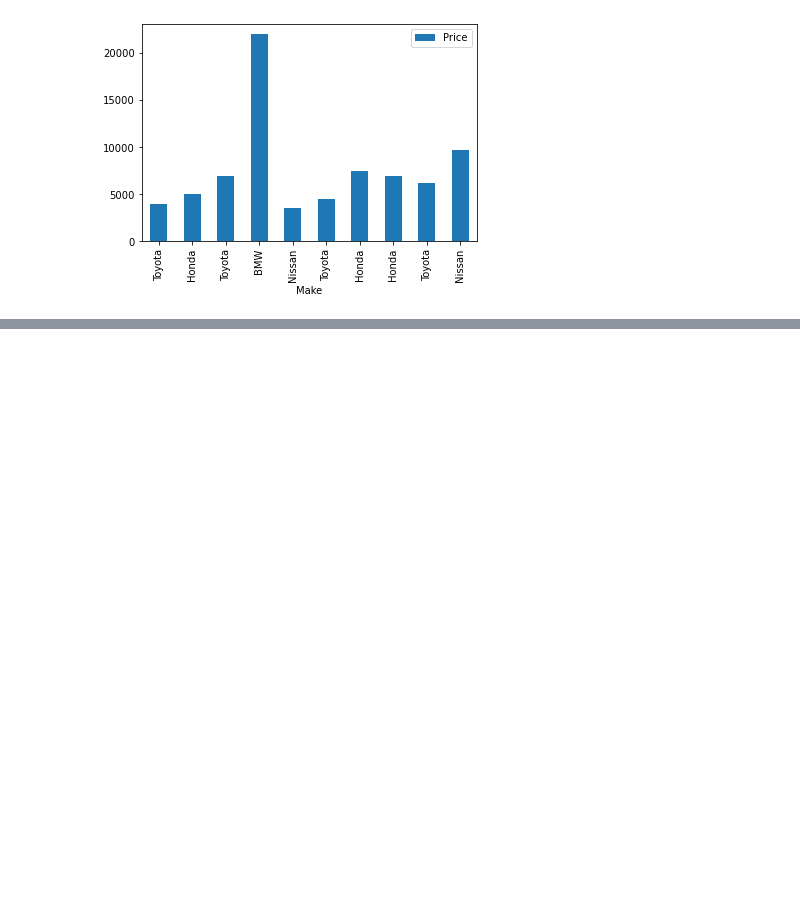
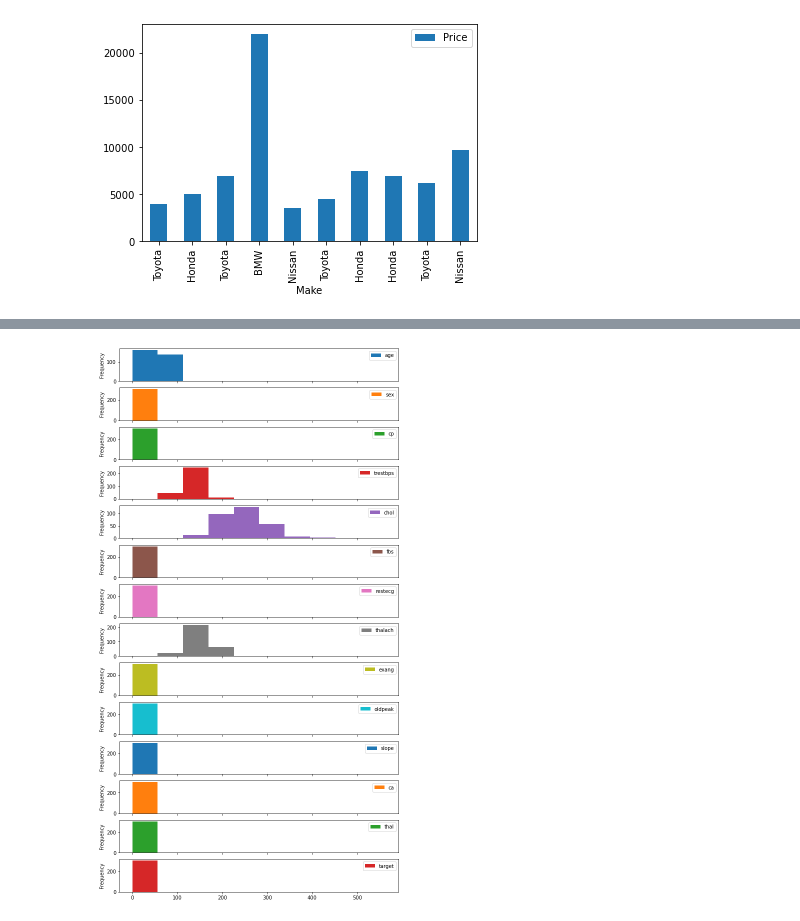
Before and after one commit to RockNav24/MachineLearning, a Jupyter notebook: Introduction to matplotlib.ipynb, the cells around one changed output, grey strips where cells are left out. Saved outputs shown, nothing was run; the diff lists cells and outputs as text; code cells hidden in the pictures; blank space fills up the shorter version.

```diff
--- a/Introduction to matplotlib.ipynb
+++ b/Introduction to matplotlib.ipynb
@@ -430,0 +447,4 @@ car_data.plot(kind="bar", x="Make", y="Price");
+# %%
+heart_disease.plot.hist(subplots=True, figsize=(10,20));
+# %% [output]
+[figure, added]
```
Also changed, not shown: parts of 26 cells of this notebook, 1 other file.
